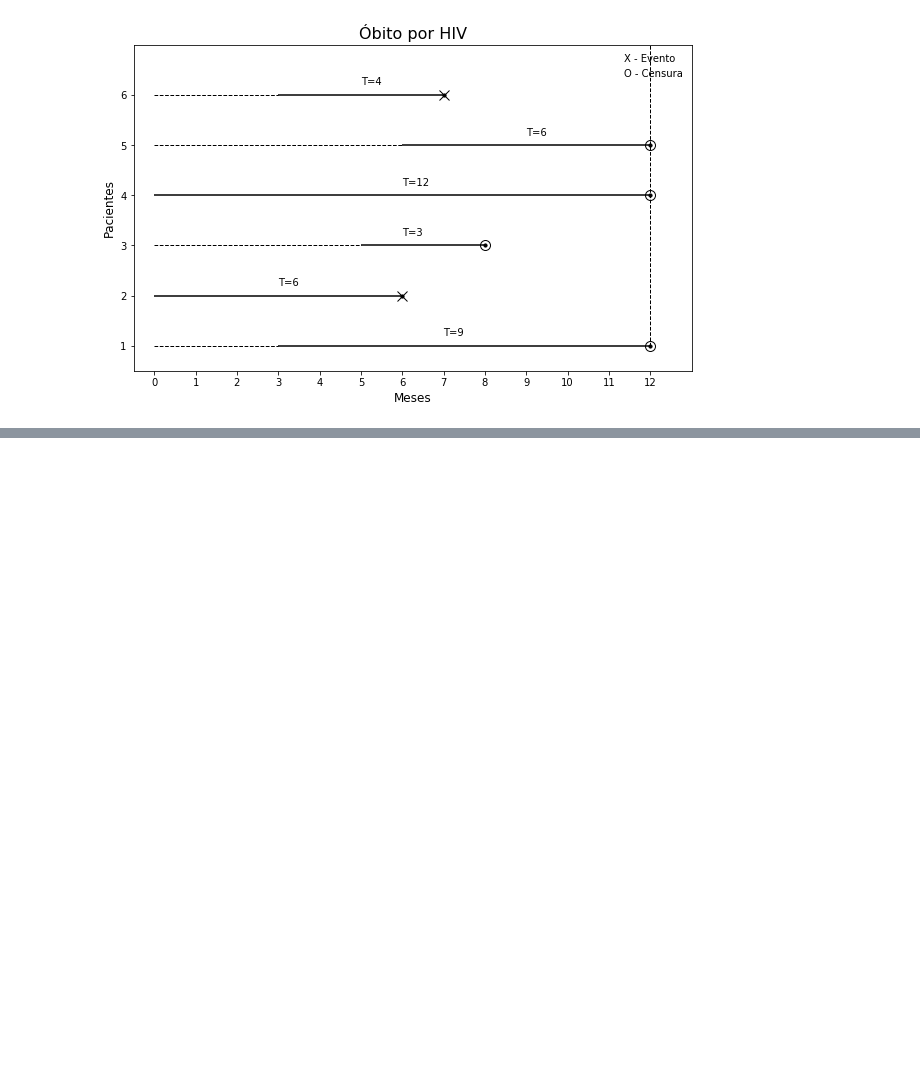
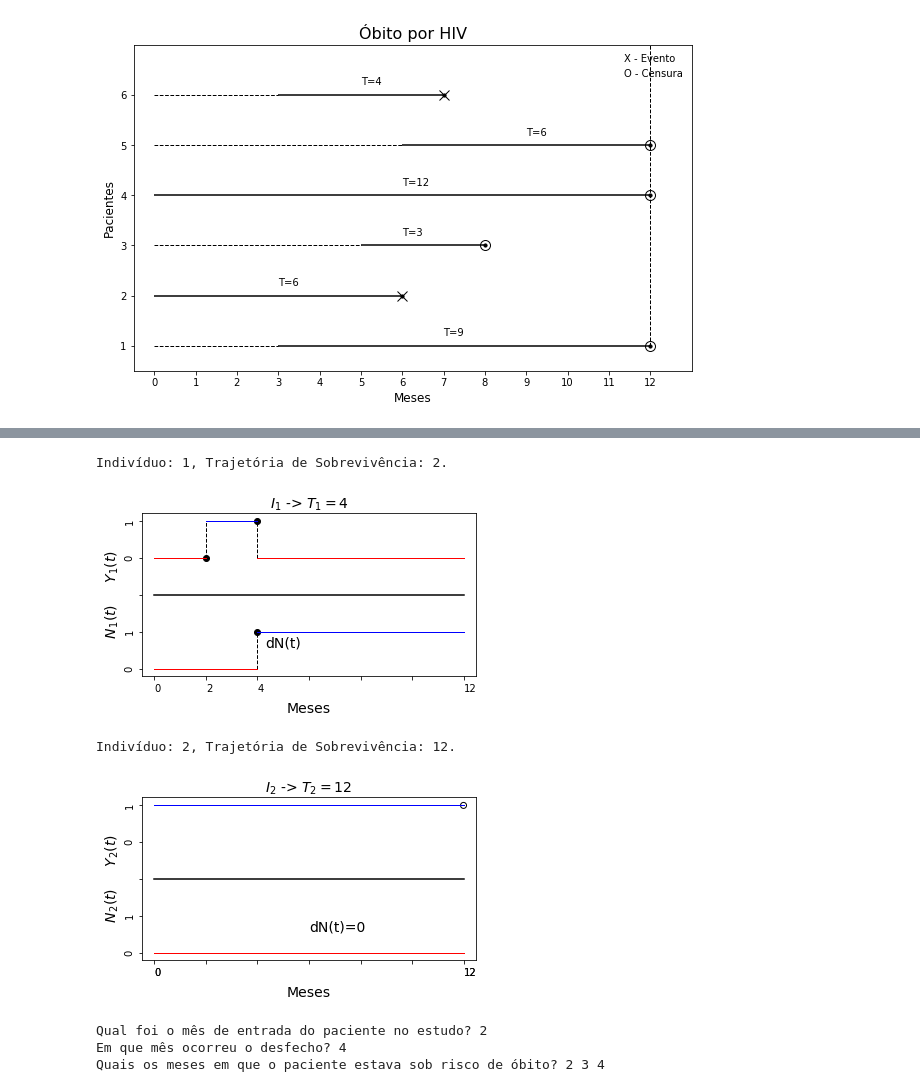
Before and after one commit to cbeluzo/dm017, a Jupyter notebook: Exercicios_Capitulo_02.ipynb, the cells around one changed output, grey strips where cells are left out. Cells and saved outputs as stored; diff of their text form; code cells hidden in the pictures; blank space fills up the shorter version.

```diff
--- a/Exercicios_Capitulo_02.ipynb
+++ b/Exercicios_Capitulo_02.ipynb
@@ -94,7 +88,7 @@ def survival_time_plot(p_entry_individual, p_actual_lifetimes, p_current_time, p
 def individual_trajectory_plot(p_entry_individual, p_lifetimes, p_censured, p_time_unit):
 
     total_individuals = len(p_lifetimes)
-    total_period = max(p_lifetimes)
+    total_period = max(p_lifetimes + p_entry_individual)
 
     for individual in range(0,total_individuals):
         entrytime = p_entry_individual[individual]
@@ -141,7 +135,7 @@ def individual_trajectory_plot(p_entry_individual, p_lifetimes, p_censured, p_ti
         # Zero line
         ax.plot([0, total_period],[0, 0], color='black')
 
-        ax.set_yticklabels(["", "", "0","1","","","",""],rotation=90)
+        ax.set_yticklabels(["", "0", "1","","0","1","",""],rotation=90)
         ax.set_xticklabels([])
         ax.text(0, -1.3, 0, fontsize=10)
         ax.text(entrytime, -1.3, entrytime, fontsize=10)
@@ -426,0 +427,17 @@ No  gráfico  abaixo,  as  linhas  horizontais  representam  o  tempo  de acompa
+# %%
+entry_individual = np.array([2,0])
+actual_lifetimes = np.array([2,12])
+censured = np.array([1,0])
+individual_trajectory_plot(entry_individual, actual_lifetimes, censured, "Meses")
+
+print("Qual foi o mês de entrada do paciente no estudo?", 2)
+print("Em que mês ocorreu o desfecho?", 4)
+print("Quais os meses em que o paciente estava sob risco de óbito?", 2, 3, 4)
+# %% [output]
+Indivíduo: 1, Trajetória de Sobrevivência: 2.
+[figure, added]
+Indivíduo: 2, Trajetória de Sobrevivência: 12.
+[figure, added]
+Qual foi o mês de entrada do paciente no estudo? 2
+Em que mês ocorreu o desfecho? 4
+Quais os meses em que o paciente estava sob risco de óbito? 2 3 4
```
Also changed, not shown: parts of 35 cells of this notebook.
